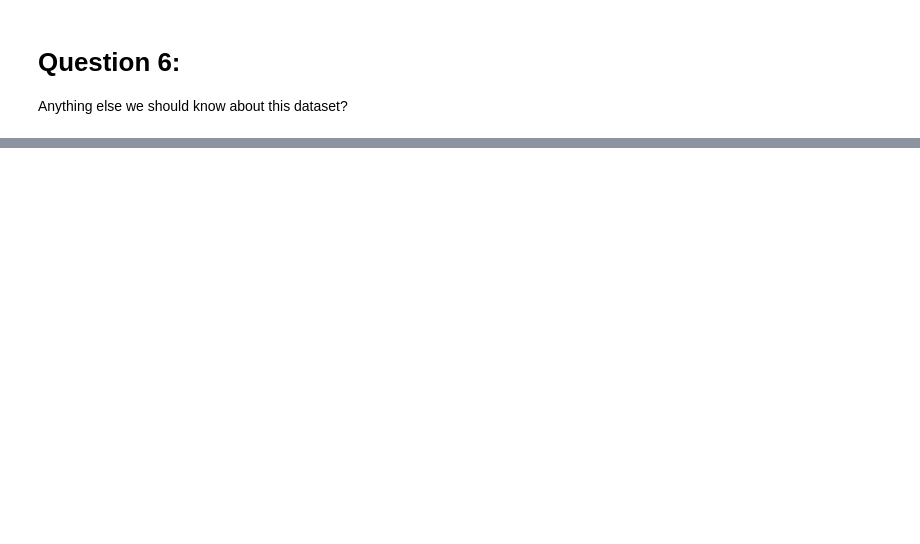
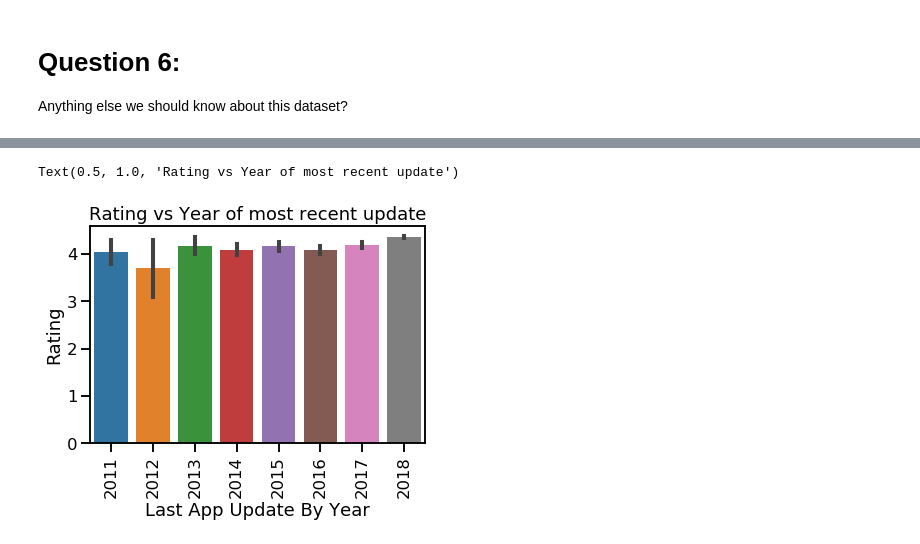
Before and after one commit to anbillinger/mod1-case-study-eda, a Jupyter notebook: workbook.ipynb, the cells around one changed output, grey strips where cells are left out. Saved outputs shown, nothing was run; the diff lists cells and outputs as text; code cells hidden in the pictures; blank space fills up the shorter version.

```diff
--- a/workbook.ipynb
+++ b/workbook.ipynb
@@ -272,3 +301,8 @@ Beauty 53
 # %% [markdown]
 # Question 6:
 Anything else we should know about this dataset?
+# %%
+#Erica's code:
+#Data Cleaning Code:#Shows all unique values to discover the placeholder data
+google_play_df['Rating'] = google_play_df['Rating'].fillna(google_play_df['Rating'].median()) #fills the 1474 NaNs in rating with the median
+google_play_df.isna().sum() #Final check for NaNs = 0google_play_df['Type'] = google_play_df['Type'].fillna(google_play_df['Type'].mode())
@@ -274,0 +324,9 @@ Anything else we should know about this dataset?
+# %%
+#Replaces the NaN in Type with the Mode
+google_play_df['Current Ver'] = google_play_df['Current Ver'].fillna(google_play_df['Current Ver'].mode())
+#Replaces the NaN in Current Ver with the Mode
+google_play_df['Android Ver'] = google_play_df['Android Ver'].fillna(google_play_df['Android Ver'].mode())
+#Replaces the NaN in Android Ver with the Mode4-6 Games:
+games = google_play_df.loc[google_play_df['Category'] == 'GAME'] #Accesses the Games category
+#games.groupby(['Rating']).apply(lambda x: sorted(x))
+games.head()
@@ -274,0 +340,6 @@ Anything else we should know about this dataset?
+# %%
+rating_vs_droid = games.groupby(['Android Ver', 'Last Updated']).mean()
+games['Last Updated'] = pd.to_datetime(games['Last Updated'])
+#Converts date fron datatype string to date
+games['Last App Update By Year'] = games['Last Updated'].dt.year
+#extracts the yearprint(rating_vs_droid.sort_values(by= ['Rating', 'Last App Update By Year' ], ascending=False))
@@ -274,0 +359,11 @@ Anything else we should know about this dataset?
+# %%
+#sorts dataframe by the review and year of app update
+ax = sns.barplot(x='Last App Update By Year', y='Rating', data=games)
+#Barplot of Last App Update By Year vs. App Rating
+#sns.distplot(rating_vs_droid['Rating'])
+#Shows the distribution across app ratings
+plt.xticks(rotation=90)
+ax.set_title('Rating vs Year of most recent update')
+# %% [output]
+Text(0.5, 1.0, 'Rating vs Year of most recent update')
+[figure, added]
```
Also changed, not shown: parts of 10 cells of this notebook, 7 other files.
